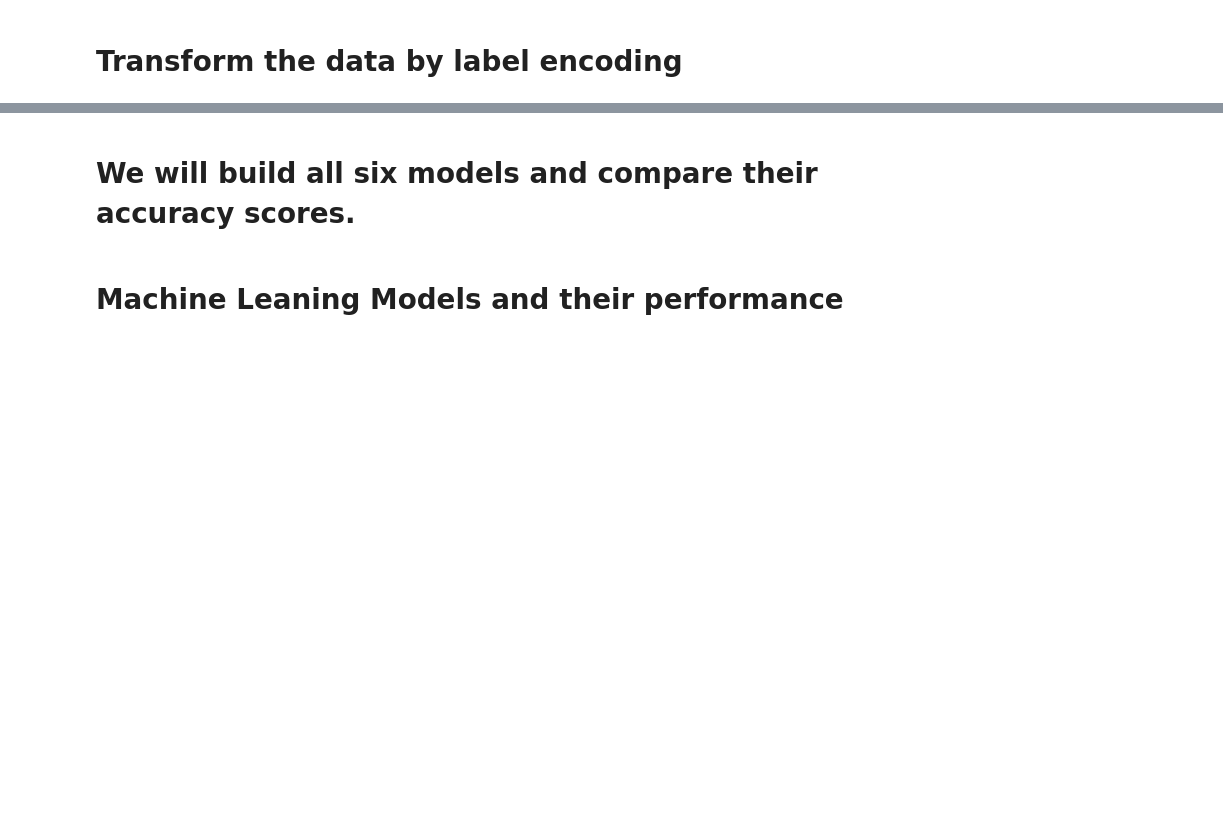
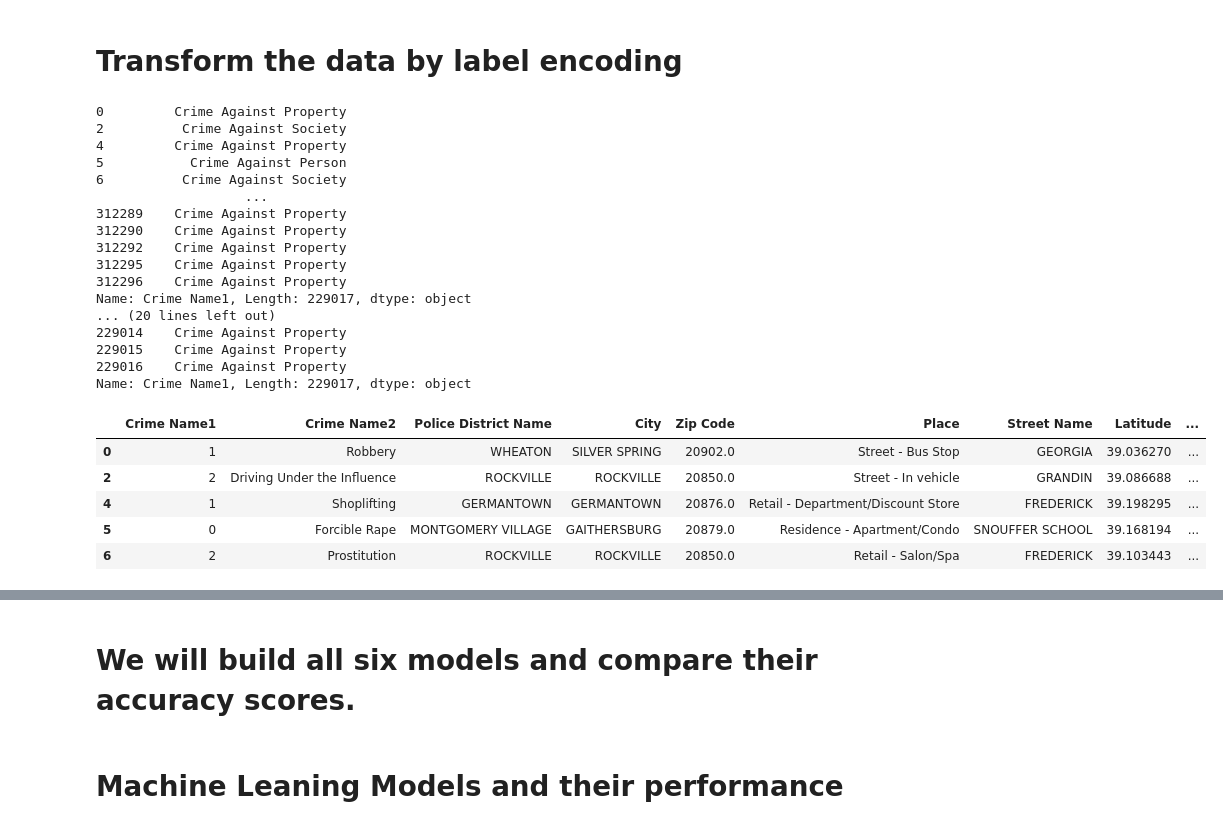
Before and after one commit to Shawon046/Crime-Prediction-for-Montgomery-County, a Jupyter notebook: crime predictor.ipynb, the cells around one changed output, grey strips where cells are left out. Cells and saved outputs as stored; diff of their text form; code cells hidden in the pictures; blank space fills up the shorter version.

```diff
--- a/crime predictor.ipynb
+++ b/crime predictor.ipynb
@@ -190,16 +265,52 @@ print(loc_crime_df.shape)
 # %% [markdown]
 # Transform the data by label encoding
 # %%
+encoded_dict ={}
+temp_df = pd.DataFrame()
+
 def label_encoder(y):
     le = LabelEncoder()
+    #print(loc_crime_df[y])
     loc_crime_df[y] = le.fit_transform(loc_crime_df[y])
+    #print(loc_crime_df[y])
+    if y== 'Crime Name1':
+        temp_df[y] = le.inverse_transform(loc_crime_df[y])
+        encoded_dict[loc_crime_df[y]] = temp_df[y]
+    #print(temp_df[y])
 
 #loc_crime_df = inputdf[['Crime Name1','Crime Name2', 'Police District Name', 'City', 'Place', 'Street Name']]
 
-label_list = ['Crime Name1','Crime Name2', 'Police District Name', 'City', 'Place', 'Street Name']
+#label_list = ['Crime Name1','Crime Name2', 'Police District Name', 'City', 'Place', 'Street Name']
+label_list = ['Crime Name1']
 
 for l in label_list:
     label_encoder(l)
 
+print(encoded_dict)
+
 #Display transformed data
 loc_crime_df.head()
+# %% [output]
+0         Crime Against Property
+2          Crime Against Society
+4         Crime Against Property
+5           Crime Against Person
+6          Crime Against Society
+                   ...
+312289    Crime Against Property
+312290    Crime Against Property
+312292    Crime Against Property
+312295    Crime Against Property
+312296    Crime Against Property
+Name: Crime Name1, Length: 229017, dtype: object
+... (20 lines left out)
+229014    Crime Against Property
+229015    Crime Against Property
+229016    Crime Against Property
+Name: Crime Name1, Length: 229017, dtype: object
+|  | Crime Name1 | Crime Name2 | Police District Name | City | Zip Code | Place | Street Name | Latitude | ... |
+| 0 | 1 | Robbery | WHEATON | SILVER SPRING | 20902.0 | Street - Bus Stop | GEORGIA | 39.036270 | ... |
+| 2 | 2 | Driving Under the Influence | ROCKVILLE | ROCKVILLE | 20850.0 | Street - In vehicle | GRANDIN | 39.086688 | ... |
+| 4 | 1 | Shoplifting | GERMANTOWN | GERMANTOWN | 20876.0 | Retail - Department/Discount Store | FREDERICK | 39.198295 | ... |
+| 5 | 0 | Forcible Rape | MONTGOMERY VILLAGE | GAITHERSBURG | 20879.0 | Residence - Apartment/Condo | SNOUFFER SCHOOL | 39.168194 | ... |
+| 6 | 2 | Prostitution | ROCKVILLE | ROCKVILLE | 20850.0 | Retail - Salon/Spa | FREDERICK | 39.103443 | ... |
```
Also changed, not shown: parts of 16 cells of this notebook.
